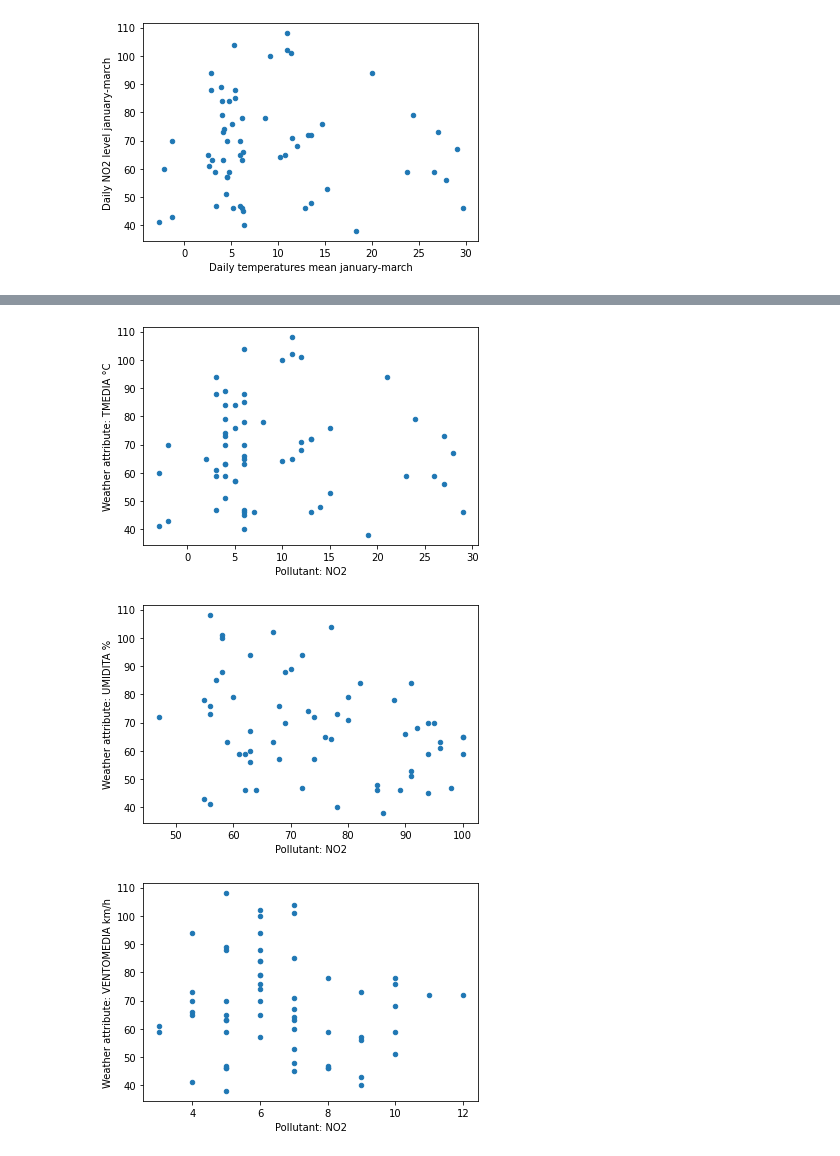
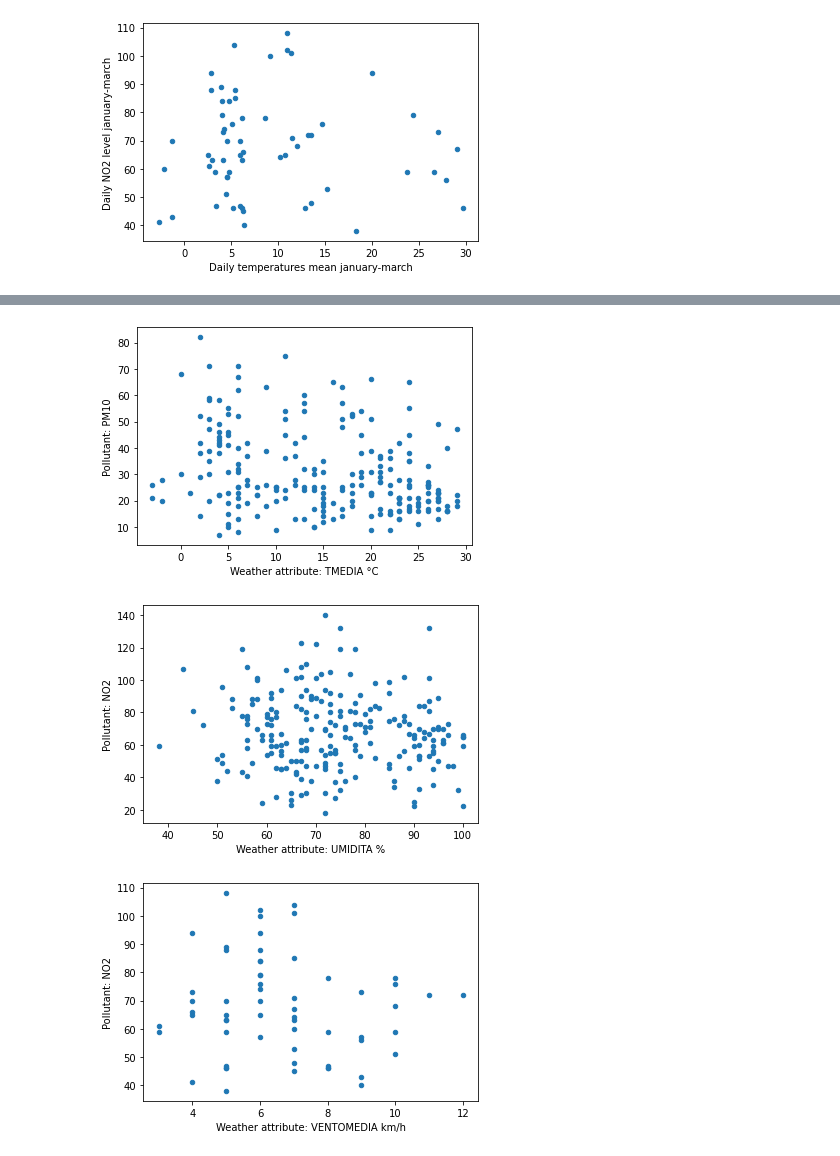
Before and after one commit to prometheus404/progetto_visualizzazione, a Jupyter notebook: weather/pollution_weather.ipynb, the cells around one changed output, grey strips where cells are left out. Cells and saved outputs as stored; diff of their text form; code cells hidden in the pictures.

```diff
--- a/weather/pollution_weather.ipynb
+++ b/weather/pollution_weather.ipynb
@@ -105,7 +105,7 @@ def weather_pollutant(pollutant, station_id, weather_attribute, date1, date2):
     inq.dropna(subset=["valore"], axis=0, inplace=True)
 
     #Selected only Lambrate's station (id=2)
-    inq.drop(inq.index[(inq["stazione_id"]!=2)], axis=0, inplace=True)
+    inq.drop(inq.index[(inq["stazione_id"]!=station_id)], axis=0, inplace=True)
 
     weather2 = weather.rename(columns={"DATA":"data"})
 
@@ -115,6 +115,6 @@ def weather_pollutant(pollutant, station_id, weather_attribute, date1, date2):
 
     result.plot.scatter(x=weather_attribute, y='valore')
 
-    plt.xlabel('Pollutant: '+pollutant)
-    plt.ylabel('Weather attribute: '+weather_attribute)
+    plt.xlabel('Weather attribute: '+weather_attribute)
+    plt.ylabel('Pollutant: '+pollutant)
     plt.show()
@@ -121,12 +162,12 @@ def weather_pollutant(pollutant, station_id, weather_attribute, date1, date2):
 # %%
-weather_pollutant("NO2", 2, "TMEDIA °C", "2018-01-03", "2018-03-30")
+weather_pollutant("PM10", 2, "TMEDIA °C", "2018-01-03", "2018-12-31")
 # %% [output]
-[figure, old version]
+[figure, new version]
 # %%
-weather_pollutant("NO2", 2, "UMIDITA %", "2018-01-03", "2018-03-30")
+weather_pollutant("NO2", 2, "UMIDITA %", "2018-01-03", "2018-12-31")
 # %% [output]
-[figure, old version]
+[figure, new version]
 # %%
 weather_pollutant("NO2", 2, "VENTOMEDIA km/h", "2018-01-03", "2018-03-30")
 # %% [output]
-[figure, old version]
+[figure, new version]
```
Also changed, not shown: parts of 7 cells of this notebook, 2 other files.
